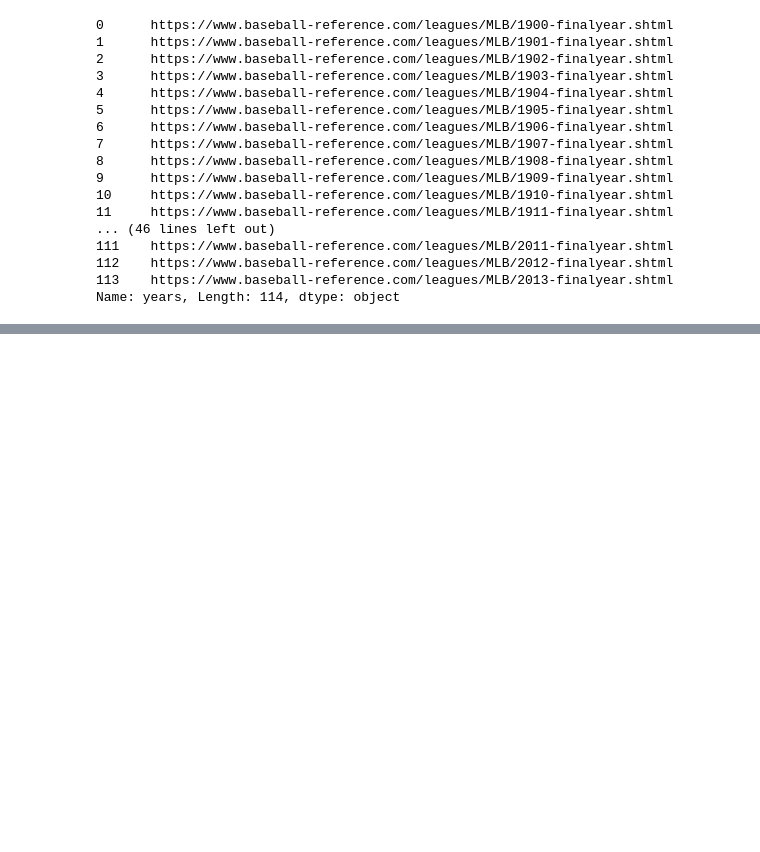
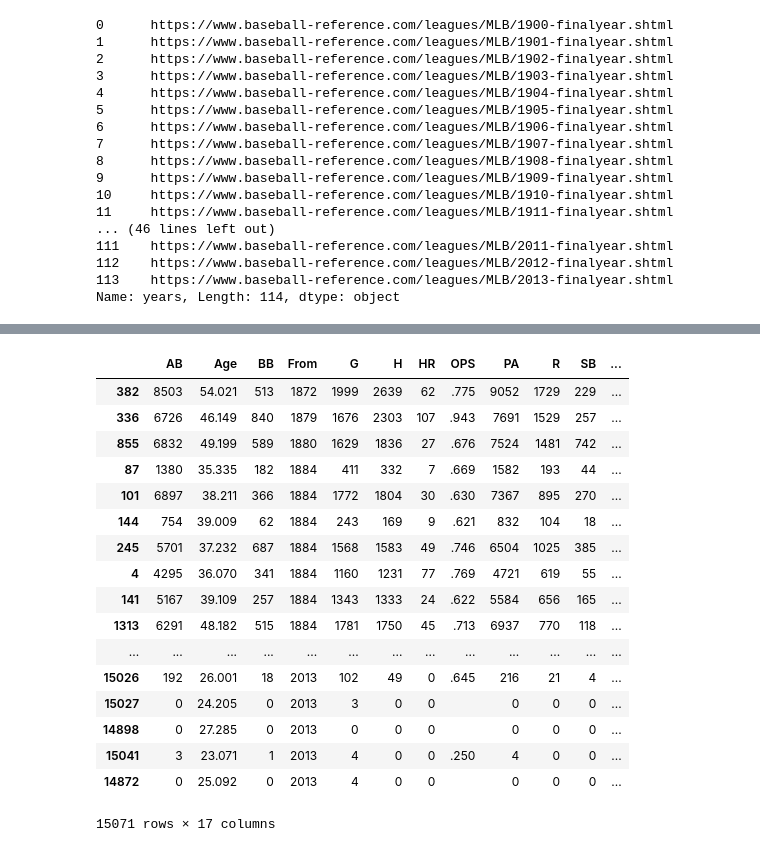
Before and after one commit to JulienAssouline/data-studios-projects, a Jupyter notebook: code/Baseball_life/Baseball players career span.ipynb, the cells around one changed output, grey strips where cells are left out. Saved outputs shown, nothing was run; the diff lists cells and outputs as text; code cells hidden in the pictures; blank space fills up the shorter version.

```diff
--- a/code/Baseball_life/Baseball players career span.ipynb
+++ b/code/Baseball_life/Baseball players career span.ipynb
@@ -37,12 +41,3 @@ Name: years, Length: 114, dtype: object
 url = "https://www.baseball-reference.com/leagues/MLB/2013-finalyear.shtml"
 response = rq.post(url)
 doc = BeautifulSoup(response.text, "html.parser")
-# %%
-count = 0
-for i in doc.find_all("table"):
-    header = i.find_all("th")
-    data = i.find_all("td")
-    if header[0]:
-        for n in data:
-            count += 1
-            print(n.text.split("\n"))
@@ -66,0 +98,26 @@ for i in doc.find_all("table"):
+# %%
+careers_list = []
+
+for i in urls:
+    response = rq.post(i)
+    doc = BeautifulSoup(response.text, "html.parser")
+    batting = doc.find(id='misc_batting')
+    for row in batting.find_all('tr')[1:]:
+        dictionary = {}
+        dictionary['names'] = row.find(attrs = {"data-stat": "player"}).text.strip()
+        dictionary['experience'] = row.find(attrs={"data-stat": "experience"}).text.strip()
+        dictionary["From"] = row.find(attrs={"data-stat": "year_min"}).text.strip()
+        dictionary["To"] = row.find(attrs={"data-stat": "year_max"}).text.strip()
+        dictionary["WAR"] = row.find(attrs={"data-stat": "WAR_bat"}).text.strip()
+        dictionary["G"] = row.find(attrs={"data-stat": "G"}).text.strip()
+        dictionary["PA"] = row.find(attrs={"data-stat": "PA"}).text.strip()
+        dictionary["AB"] = row.find(attrs={"data-stat": "AB"}).text.strip()
+        dictionary["R"] = row.find(attrs={"data-stat": "R"}).text.strip()
+        dictionary["Age"] = row.find(attrs={"data-stat": "age"}).text.strip()
+        dictionary["HR"] = row.find(attrs={"data-stat": "HR"}).text.strip()
+        dictionary["H"] = row.find(attrs={"data-stat": "H"}).text.strip()
+        dictionary["SB"] = row.find(attrs={"data-stat": "SB"}).text.strip()
+        dictionary["BB"] = row.find(attrs={"data-stat": "BB"}).text.strip()
+        dictionary["SO"] = row.find(attrs={"data-stat": "SO"}).text.strip()
+        dictionary["OPS"] = row.find(attrs={"data-stat": "onbase_plus_slugging"}).text.strip()
+        careers_list.append(dictionary)
@@ -66,0 +126,2 @@ for i in doc.find_all("table"):
+# %%
+df_careers_final = pd.DataFrame(careers_list)
@@ -66,0 +146,23 @@ for i in doc.find_all("table"):
+# %%
+df_careers_final["Zero"] = 0
+# %%
+df_careers_final.sort_values(by = "From")
+# %% [output]
+|  | AB | Age | BB | From | G | H | HR | OPS | PA | R | SB | ... |
+| 382 | 8503 | 54.021 | 513 | 1872 | 1999 | 2639 | 62 | .775 | 9052 | 1729 | 229 | ... |
+| 336 | 6726 | 46.149 | 840 | 1879 | 1676 | 2303 | 107 | .943 | 7691 | 1529 | 257 | ... |
+| 855 | 6832 | 49.199 | 589 | 1880 | 1629 | 1836 | 27 | .676 | 7524 | 1481 | 742 | ... |
+| 87 | 1380 | 35.335 | 182 | 1884 | 411 | 332 | 7 | .669 | 1582 | 193 | 44 | ... |
+| 101 | 6897 | 38.211 | 366 | 1884 | 1772 | 1804 | 30 | .630 | 7367 | 895 | 270 | ... |
+| 144 | 754 | 39.009 | 62 | 1884 | 243 | 169 | 9 | .621 | 832 | 104 | 18 | ... |
+| 245 | 5701 | 37.232 | 687 | 1884 | 1568 | 1583 | 49 | .746 | 6504 | 1025 | 385 | ... |
+| 4 | 4295 | 36.070 | 341 | 1884 | 1160 | 1231 | 77 | .769 | 4721 | 619 | 55 | ... |
+| 141 | 5167 | 39.109 | 257 | 1884 | 1343 | 1333 | 24 | .622 | 5584 | 656 | 165 | ... |
+| 1313 | 6291 | 48.182 | 515 | 1884 | 1781 | 1750 | 45 | .713 | 6937 | 770 | 118 | ... |
+| ... | ... | ... | ... | ... | ... | ... | ... | ... | ... | ... | ... | ... |
+| 15026 | 192 | 26.001 | 18 | 2013 | 102 | 49 | 0 | .645 | 216 | 21 | 4 | ... |
+| 15027 | 0 | 24.205 | 0 | 2013 | 3 | 0 | 0 |  | 0 | 0 | 0 | ... |
+| 14898 | 0 | 27.285 | 0 | 2013 | 0 | 0 | 0 |  | 0 | 0 | 0 | ... |
+| 15041 | 3 | 23.071 | 1 | 2013 | 4 | 0 | 0 | .250 | 4 | 0 | 0 | ... |
+| 14872 | 0 | 25.092 | 0 | 2013 | 4 | 0 | 0 |  | 0 | 0 | 0 | ... |
+15071 rows × 17 columns
```
Also changed, not shown: parts of 10 cells of this notebook, 6 other files.
